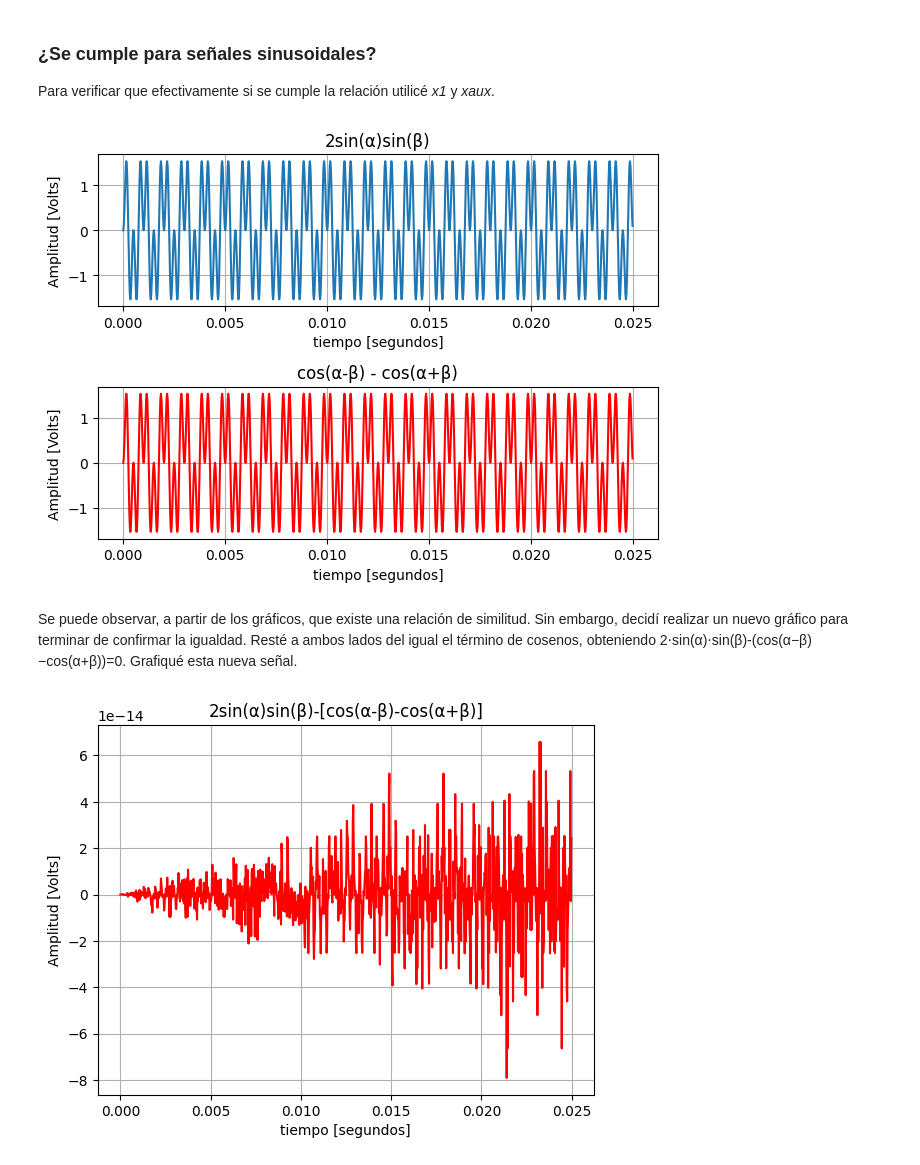
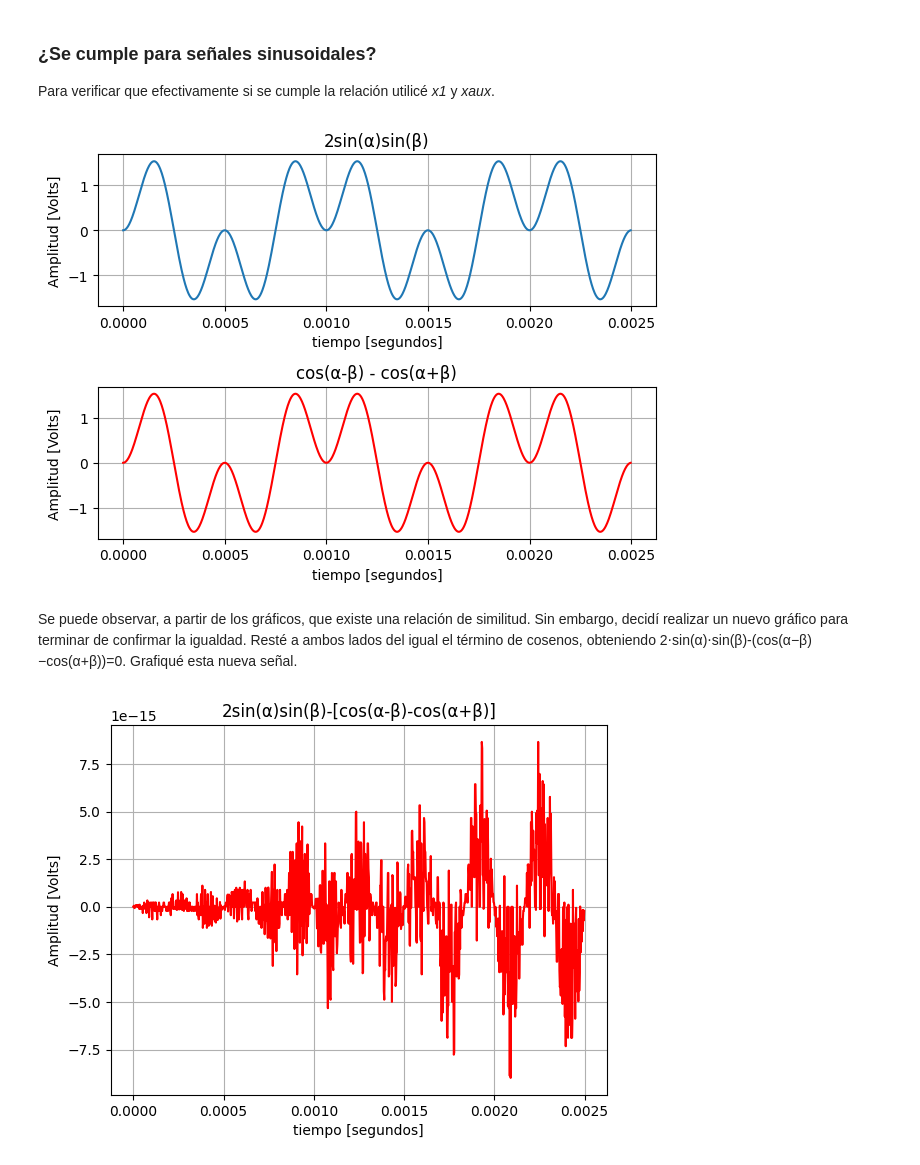
Before and after one commit to mtaranilla/APS_2025, a Jupyter notebook: TS1_Taranilla_notebook.ipynb, the cells around one changed output. Cells and saved outputs as stored; diff of their text form; code cells hidden in the pictures.

```diff
--- a/TS1_Taranilla_notebook.ipynb
+++ b/TS1_Taranilla_notebook.ipynb
@@ -107,5 +117,5 @@ En todos los casos utilicé una misma *fs = 4o KHz* (Por lo tanto una *Ts = 0,00
 # %%
-fs = 40000
+fs = 400000
 Ts = 1/fs
 N = 1000
 T_simulacion = N/fs
@@ -357,36 +430,36 @@ Para verificar que efectivamente si se cumple la relación utilicé *x1* y *xaux
 #Voy a utilizar las sinusoidales realizadas anteriormente: x1 y xaux, que son iguales pero una tiene frecuencia 2KHz y la otra 1KHz
 xx4i = 2*xaux*x1
 
 #Para el otro lado del igual, utilizo una sinusoidal desfasada en pi/2 para realizar los cosenos.
-tt, xx4aux1 = mi_funcion_sen(fx = 1000,ph = np.pi/2, nn = 1000, fs = 40000)
-tt, xx4aux2 = mi_funcion_sen(fx = 3000,ph = np.pi/2, nn = 1000, fs = 40000)
+tt, xx4aux1 = mi_funcion_sen(fx = 1000,ph = np.pi/2, nn = 1000, fs = fs)
+tt, xx4aux2 = mi_funcion_sen(fx = 3000,ph = np.pi/2, nn = 1000, fs = fs)
 
 xx4ii=np.zeros(1000) #Inicializo el array
 
 for k in range(1000):
     xx4ii[k] = xx4aux1[k] - xx4aux2[k]
 
 plt.figure(13)
 
 plt.subplot(2,1,1) #Grafico un lado del igual
 plt.plot(tt, xx4i)
 plt.title('2sin(α)sin(β)')
 plt.grid(True)
 plt.xlabel('tiempo [segundos]')
 plt.ylabel('Amplitud [Volts]')
 
 plt.subplot(2,1,2) #Grafico el otro lado del igual
 plt.plot(tt, xx4ii, color='red')
 plt.title('cos(α-β) - cos(α+β)')
 plt.grid(True)
 plt.xlabel('tiempo [segundos]')
 plt.ylabel('Amplitud [Volts]')
 
 plt.tight_layout() #Para que se visualice bien ambos graficos y que no se superponga el texto
 
 plt.show()
 # %% [output]
-[figure, old version]
+[figure, new version]
 # %% [markdown]
 Se puede observar, a partir de los gráficos, que existe una relación de similitud. Sin embargo, decidí realizar un nuevo gráfico para terminar de confirmar la igualdad. Resté a ambos lados del igual el término de cosenos, obteniendo 2⋅sin(α)⋅sin(β)-(cos(α−β)−cos(α+β))=0. Grafiqué esta nueva señal.
 # %%
@@ -403,5 +476,5 @@ plt.xlabel('tiempo [segundos]')
 plt.ylabel('Amplitud [Volts]')
 plt.show()
 # %% [output]
-[figure, old version]
+[figure, new version]
 # %% [markdown]
```
Also changed, not shown: parts of 18 cells of this notebook.
